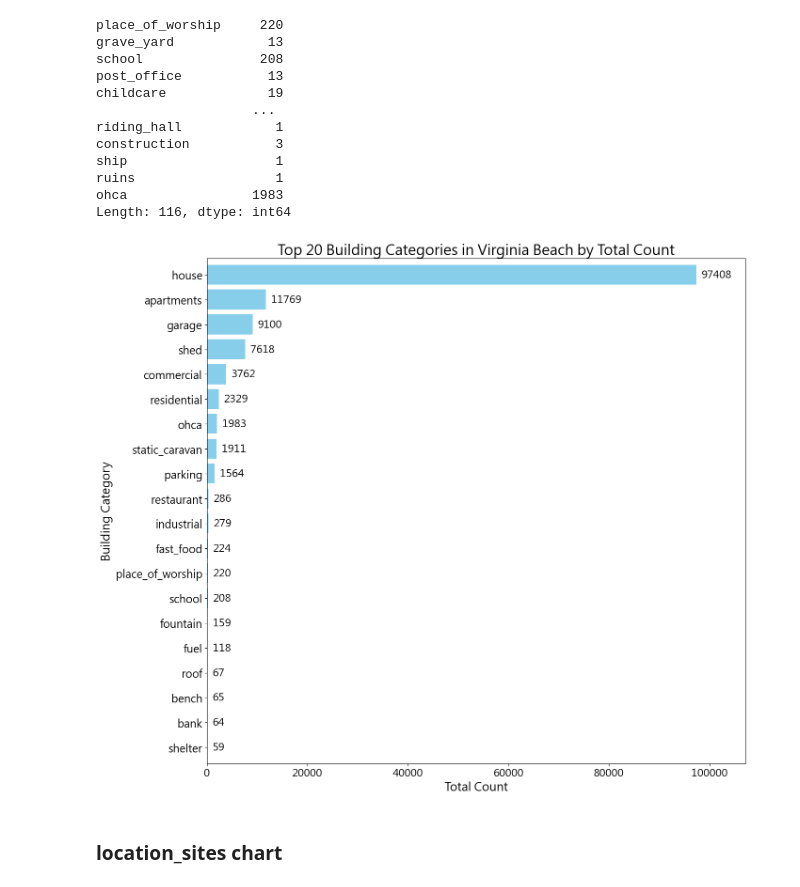
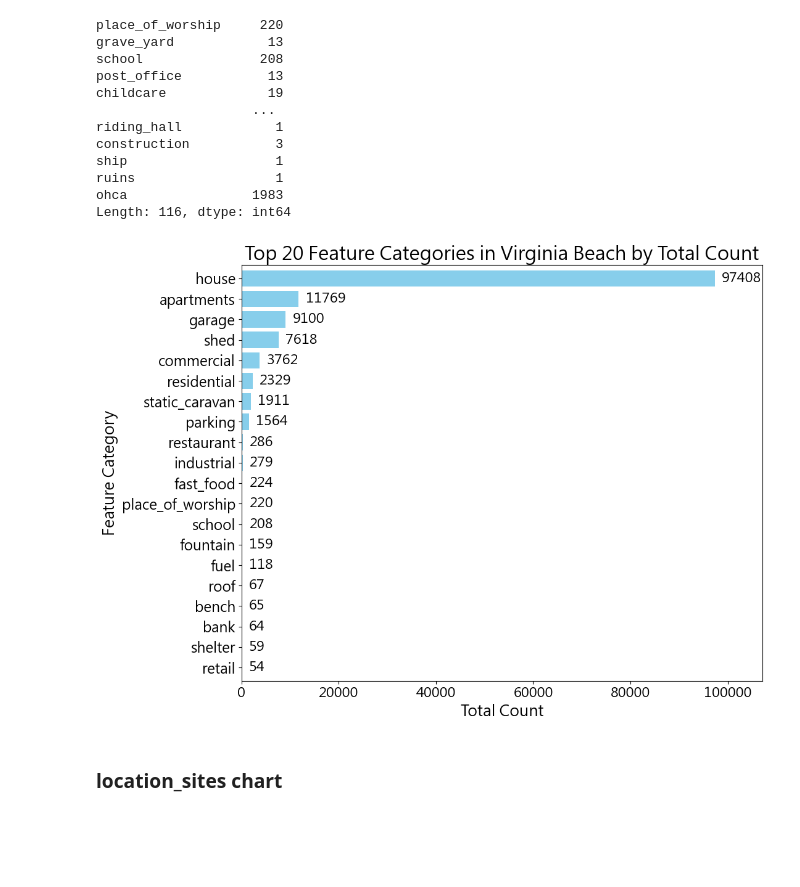
Before and after one commit to giraffeiscute/Yi-xing-city-OHCA-loctaion-prediction, a Jupyter notebook: Yixing_data_stat.ipynb, the cells around one changed output. Saved outputs shown, nothing was run; the diff lists cells and outputs as text; code cells hidden in the pictures; blank space fills up the shorter version.

```diff
--- a/Yixing_data_stat.ipynb
+++ b/Yixing_data_stat.ipynb
@@ -198,9 +168,9 @@ plt.show()
 # %%
 numeric_sum = h3_l7_df_YX.select_dtypes(include=['number']).sum()
-numeric_sum_filtered = numeric_sum[
+numeric_sum_filtered_YX = numeric_sum[
     (numeric_sum != 0) | (numeric_sum.index == 'house')
 ]
-numeric_sum_filtered
+numeric_sum_filtered_YX
 # %% [output]
 apartments             965
 arts_centre             98
@@ -223,11 +193,11 @@ dtype: int64
 import matplotlib.pyplot as plt
 
 # 假設 numeric_sum_filtered 已經是你的 Series 資料
-numeric_sum_filtered = numeric_sum_filtered.drop(['total_value'], errors='ignore')
+numeric_sum_filtered = numeric_sum_filtered_YX.drop(['total_value'], errors='ignore')
 
 # --- 關鍵修改：篩選前 20 名 ---
-top_20_series = (
-    numeric_sum_filtered
+top_20_series_YX = (
+    numeric_sum_filtered_YX
     .sort_values(ascending=False)
     .head(20)
     .sort_values(ascending=True)
@@ -238,18 +208,18 @@ plt.rcParams['font.sans-serif'] = ['Microsoft JhengHei']
 plt.rcParams['axes.unicode_minus'] = False
 
 # --- 建立圖表 ---
-plt.figure(figsize=(14, 12))  # ⭐加大整體圖尺寸
+plt.figure(figsize=(11, 8))  # ⭐加大整體圖尺寸
 
-ax = top_20_series.plot(
+ax = top_20_series_YX.plot(
     kind='barh',
     color='skyblue',
     width=0.8
 )
 
 # --- 🟦 放大標題、軸標籤、刻度字體 ---
-plt.title('Top 20 Building Categories in Yixing by Total Count', fontsize=22)
+plt.title('Top 20 Feature Categories in Yixing by Total Count', fontsize=22)
 plt.xlabel('Total Count', fontsize=18)
-plt.ylabel('Building Category', fontsize=18)
+plt.ylabel('Feature Category', fontsize=18)
 
 
 # 刻度字體（x、y 軸）
@@ -269,8 +239,10 @@ for p in ax.patches:
         textcoords='offset points'
     )
 
-max_val = top_20_series.max()
+max_val = top_20_series_YX.max()
 plt.xlim(0, max_val * 1.1)   # ⭐ 給 15% 緩衝空間
 plt.tight_layout()
+plt.savefig("yixin_building_stat.pdf", format="pdf", bbox_inches="tight")
+
 plt.show()
 # %% [output]
@@ -280,10 +252,10 @@ plt.show()
 # %%
 h3_l7_df_VB = pd.read_csv('h3_l7_df_new.csv')
 numeric_sum = h3_l7_df_VB.select_dtypes(include=['number']).sum()
-numeric_sum_filtered = numeric_sum[
+numeric_sum_filtered_VB = numeric_sum[
     (numeric_sum != 0) | (numeric_sum.index == 'ohca')
 ]
-numeric_sum_filtered
+numeric_sum_filtered_VB
 # %% [output]
 place_of_worship     220
 grave_yard            13
@@ -302,11 +274,11 @@ import matplotlib.pyplot as plt
 
 # 假設 numeric_sum_filtered 已經是你的 Series 資料
 #（保險：避免把 total_value 算進去）
-numeric_sum_filtered = numeric_sum_filtered.drop(['total_value'], errors='ignore')
+numeric_sum_filtered_VB = numeric_sum_filtered_VB.drop(['total_value','ohca'], errors='ignore')
 
 # --- 篩選前 20 名（先大到小取前20，再小到大讓最大在最上面） ---
-top_20_series = (
-    numeric_sum_filtered
+top_20_series_VB = (
+    numeric_sum_filtered_VB
     .sort_values(ascending=False)
     .head(20)
     .sort_values(ascending=True)
@@ -317,44 +289,45 @@ plt.rcParams['font.sans-serif'] = ['Microsoft JhengHei']
 plt.rcParams['axes.unicode_minus'] = False
 
 # --- 建立圖表（宜興模板：較大畫布）---
-plt.figure(figsize=(14, 12))
+plt.figure(figsize=(11, 8))
 
-ax = top_20_series.plot(
+ax = top_20_series_VB.plot(
     kind='barh',
     color='skyblue',
     width=0.8
 )
 
 # --- 標題與軸標籤（把 VB 改成對應你這張圖的描述）---
-plt.title('Top 20 Building Categories in Virginia Beach by Total Count', fontsize=22)
+plt.title('Top 20 Feature Categories in Virginia Beach by Total Count', fontsize=22)
 plt.xlabel('Total Count', fontsize=18)
-plt.ylabel('Building Category', fontsize=18)
+plt.ylabel('Feature Category', fontsize=18)
 
 # --- 刻度字體（宜興模板）---
 plt.xticks(fontsize=16)
 plt.yticks(fontsize=16.5)
 
 # --- 右側標示數值（宜興模板：字體更大+偏移更多）---
 for p in ax.patches:
     width = p.get_width()
     ax.annotate(
         f'{width:.0f}',
         (width, p.get_y() + p.get_height() / 2.0),
         ha='left',
         va='center',
         fontsize=16,
         xytext=(8, 0),
         textcoords='offset points'
     )
 
 # --- x 軸留白（宜興模板）---
-max_val = top_20_series.max()
+max_val = top_20_series_VB.max()
 plt.xlim(0, max_val * 1.1)
 
 plt.tight_layout()
+plt.savefig("VB_building_stat.pdf", format="pdf", bbox_inches="tight")
 plt.show()
 # %% [output]
-[figure, old version]
+[figure, new version]
 # %% [markdown]
 ### location_sites chart
 # %%
```
Also changed, not shown: parts of 3 cells of this notebook, 17 other files.
